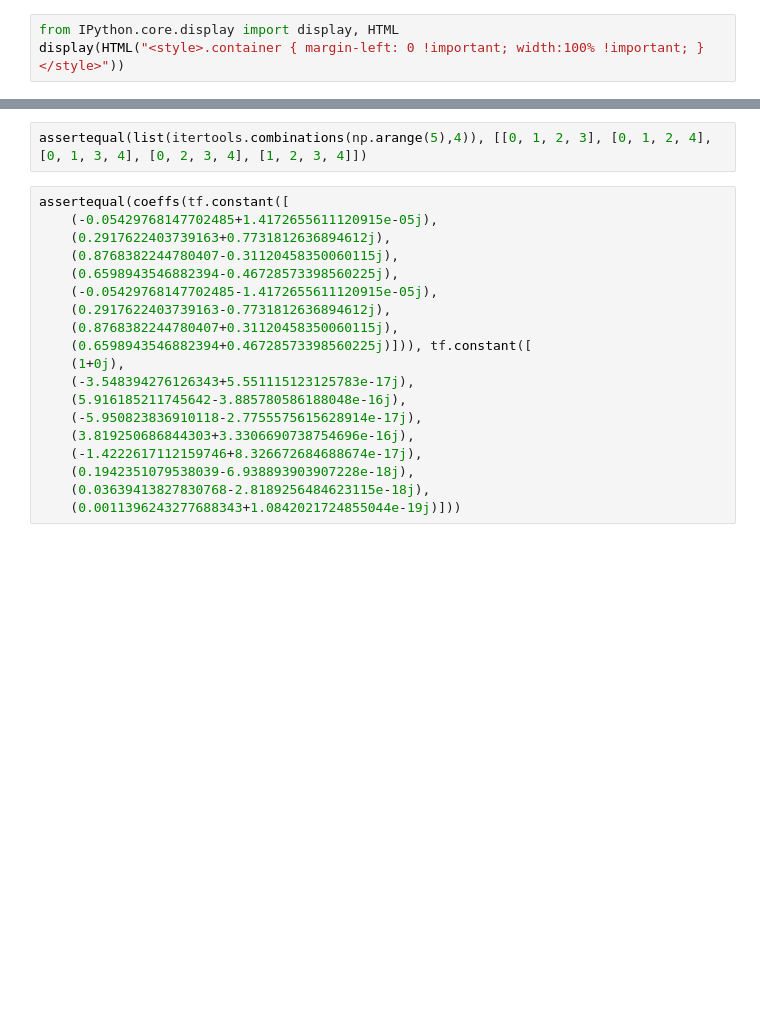
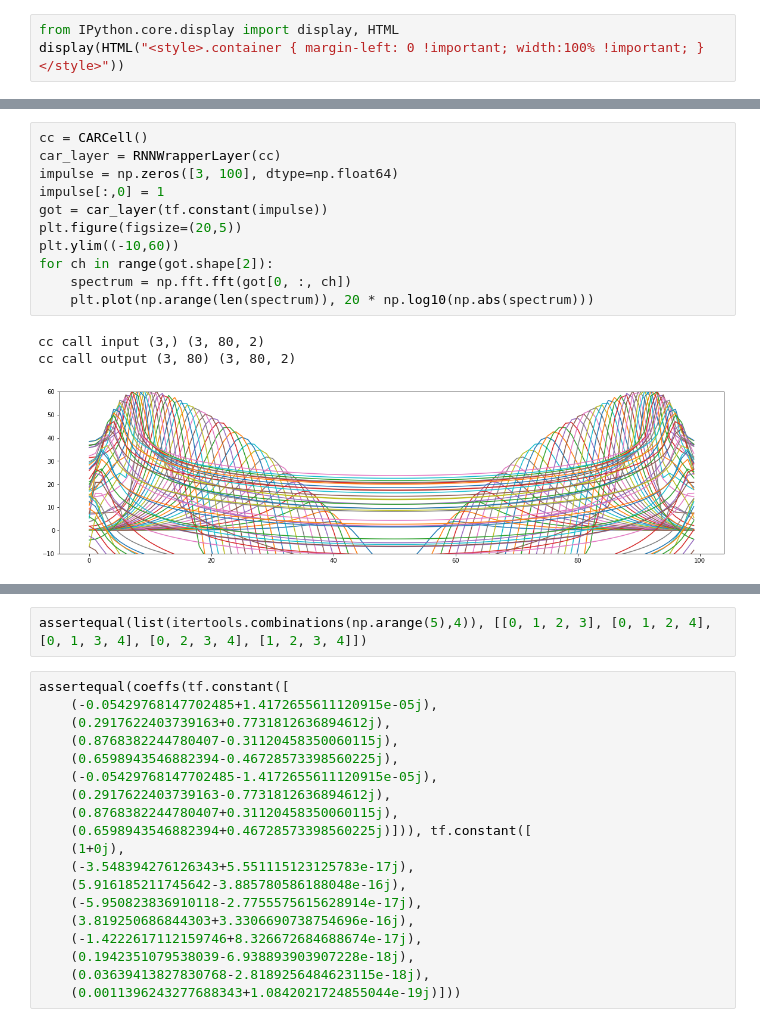
Before and after one commit to google-research/korvapuusti, a Jupyter notebook: experiments/partial_loudness/analysis/jupyter/TensorEars.ipynb, the cells around one changed output, grey strips where cells are left out. Drawn from its saved outputs; the diff is of its cells as text; blank space fills up the shorter version.

Commit message:
Seemingly working CARCell.

```diff
--- a/experiments/partial_loudness/analysis/jupyter/TensorEars.ipynb
+++ b/experiments/partial_loudness/analysis/jupyter/TensorEars.ipynb
@@ -528,3 +676,18 @@ def assertequal(a1, a2):
+# %%
+cc = CARCell()
+car_layer = RNNWrapperLayer(cc)
+impulse = np.zeros([3, 100], dtype=np.float64)
+impulse[:,0] = 1
+got = car_layer(tf.constant(impulse))
+plt.figure(figsize=(20,5))
+plt.ylim((-10,60))
+for ch in range(got.shape[2]):
+    spectrum = np.fft.fft(got[0, :, ch])
+    plt.plot(np.arange(len(spectrum)), 20 * np.log10(np.abs(spectrum)))
+# %% [output]
+cc call input (3,) (3, 80, 2)
+cc call output (3, 80) (3, 80, 2)
+[figure, added]
 # %%
 window_size = 2048
 one_khz_examples = load_examples('/home/zond/DriveFileStream/My Drive/korvapuusti/listening_tests/modern_format/by_probe_center/1kHz/*/*.json').batch(1)
```
Also changed, not shown: parts of 8 cells of this notebook.
